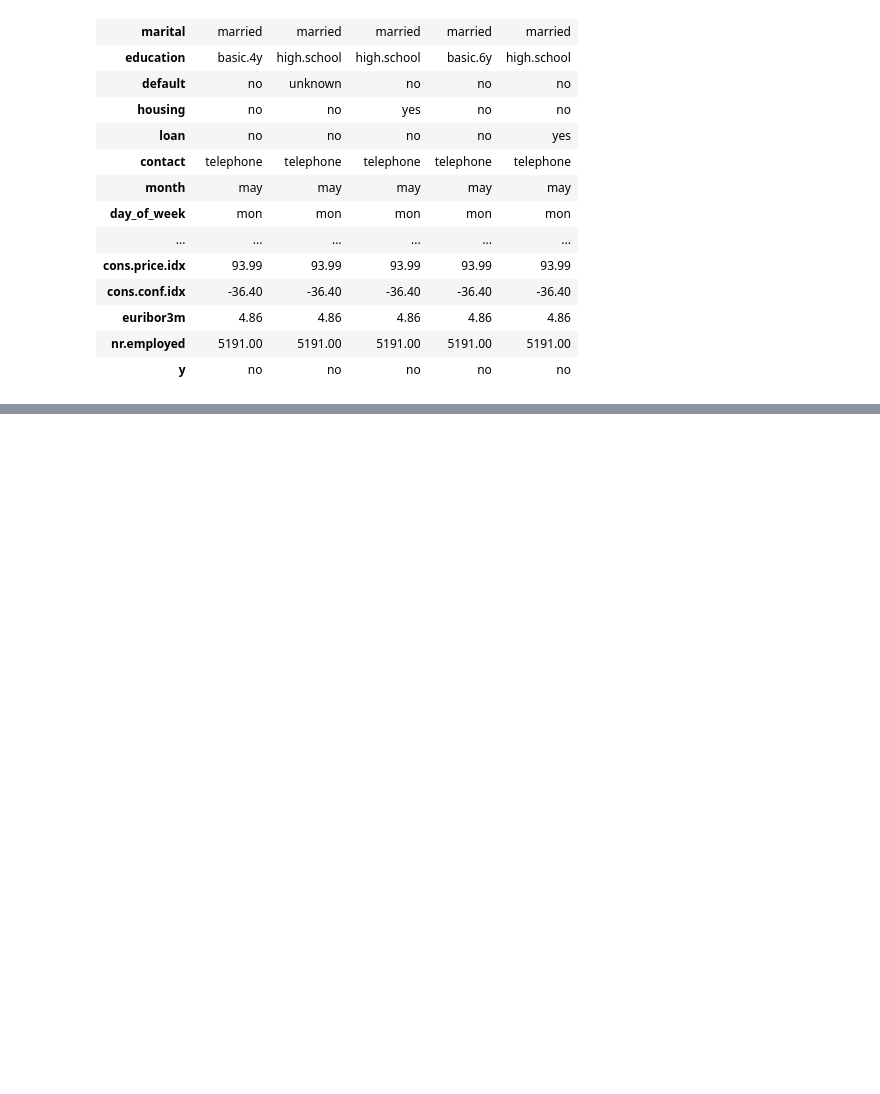
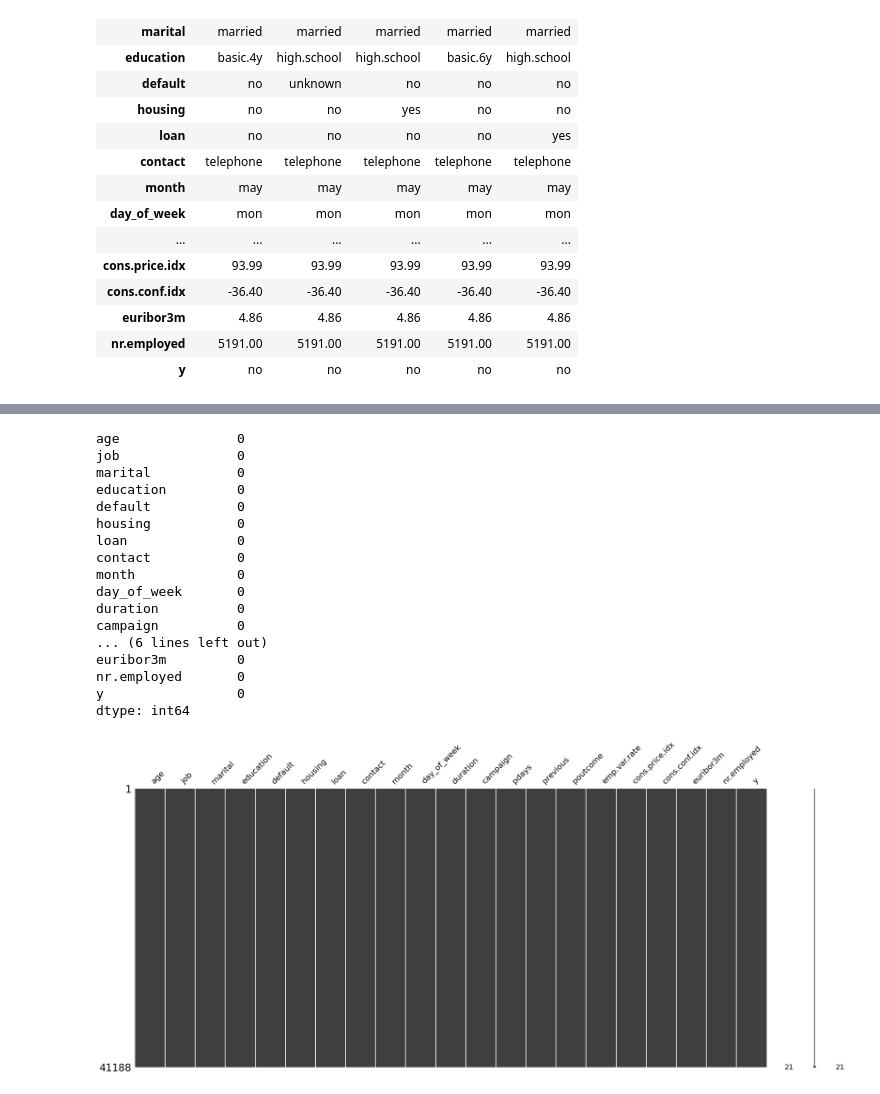
Before and after one commit to Bieloliver12/logistica, a Jupyter notebook: src/explore.ipynb, the cells around one changed output, grey strips where cells are left out. Drawn from its saved outputs; the diff is of its cells as text; code cells hidden in the pictures; blank space fills up the shorter version.

```diff
--- a/src/explore.ipynb
+++ b/src/explore.ipynb
@@ -150,3 +49,0 @@ dtype: float64
-# %%
-df.drop(["default", "day_of_week", "month", "poutcome"], axis = 1, inplace = True)
-df.head()
@@ -160,3 +49,0 @@ df.head()
-# %%
-df.drop(["education","housing","loan"],axis =1, inplace = True)
-df.head()
@@ -581,0 +50,23 @@ def custom_transform(X):
+# %%
+print(df.isnull().sum())
+msno.matrix(df)  # Visualiza los valores nulos en el dataset
+plt.show()
+# %% [output]
+age               0
+job               0
+marital           0
+education         0
+default           0
+housing           0
+loan              0
+contact           0
+month             0
+day_of_week       0
+duration          0
+campaign          0
+... (6 lines left out)
+euribor3m         0
+nr.employed       0
+y                 0
+dtype: int64
+[figure, added]
```
Also changed, not shown: parts of 77 cells of this notebook.
